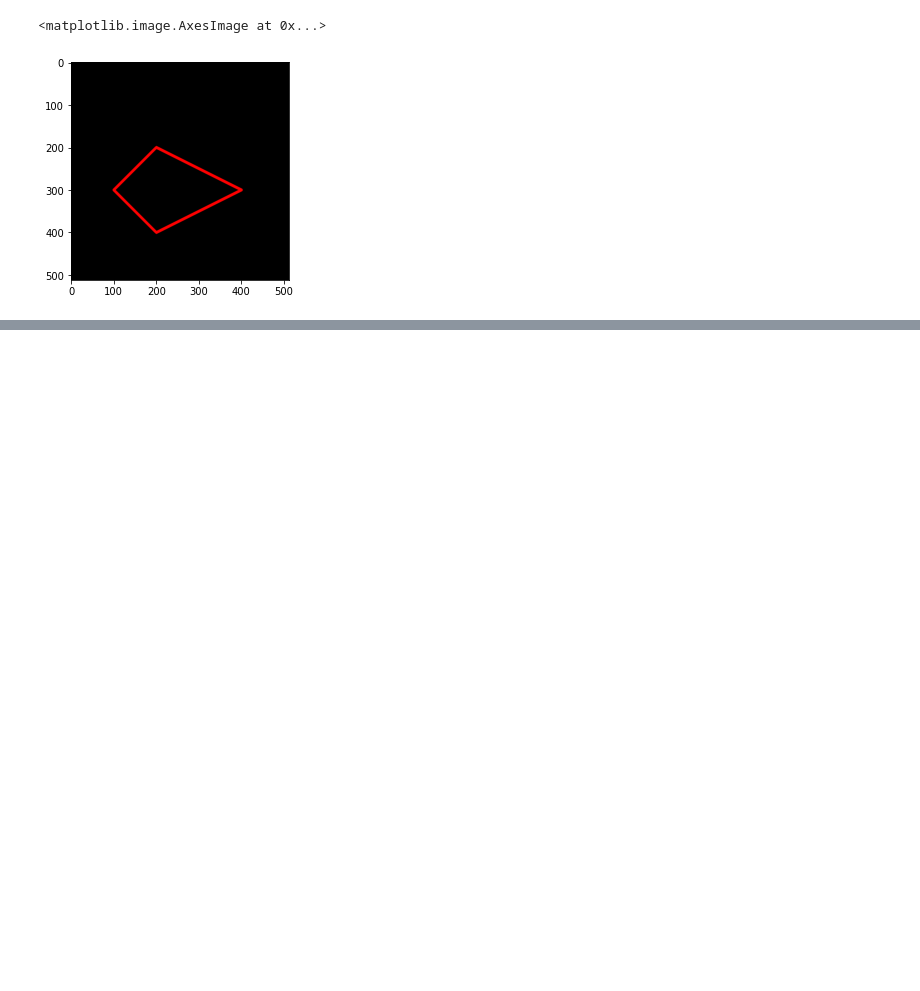
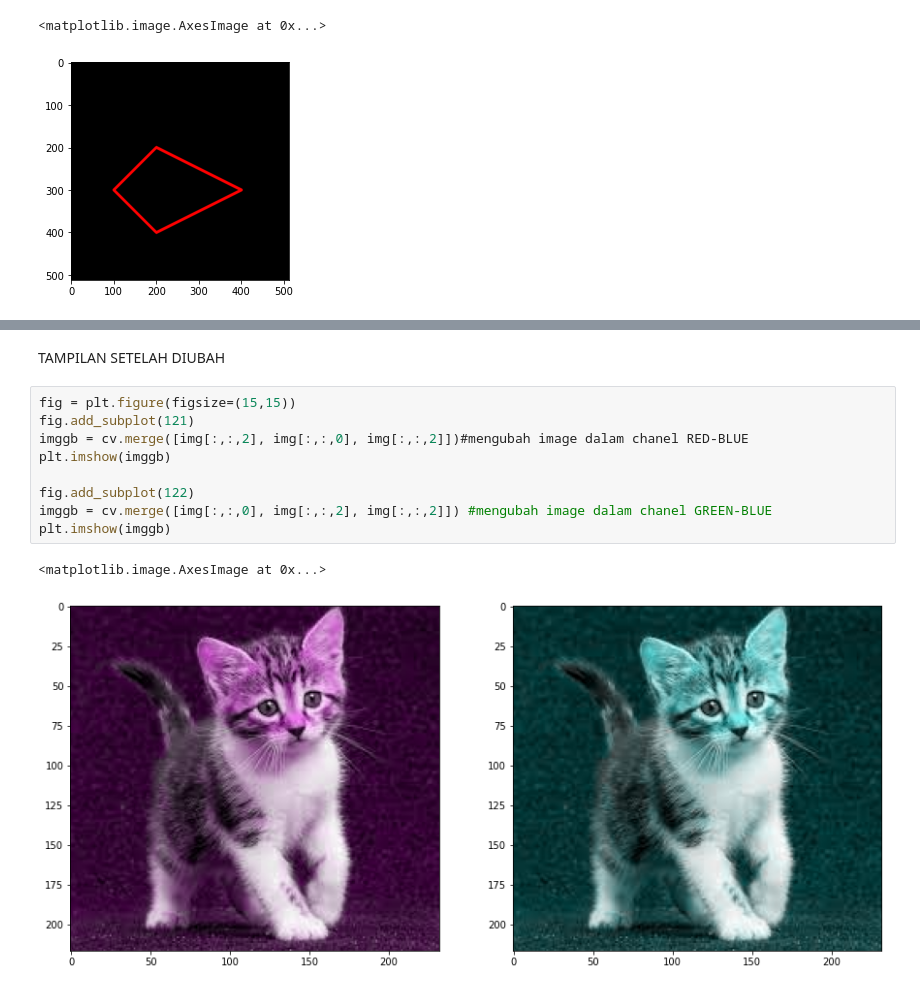
Before and after one commit to NurlailyAsrobika16/PCVK_Genap_2023, a Jupyter notebook: Week2.ipynb, the cells around one changed output, grey strips where cells are left out. Drawn from its saved outputs; the diff is of its cells as text; blank space fills up the shorter version.

```diff
--- a/Week2.ipynb
+++ b/Week2.ipynb
@@ -162,0 +213,14 @@ plt.imshow(black_img2)
+# %% [markdown]
+TAMPILAN SETELAH DIUBAH
+# %%
+fig = plt.figure(figsize=(15,15))
+fig.add_subplot(121)
+imggb = cv.merge([img[:,:,2], img[:,:,0], img[:,:,2]])#mengubah image dalam chanel RED-BLUE
+plt.imshow(imggb)
+
+fig.add_subplot(122)
+imggb = cv.merge([img[:,:,0], img[:,:,2], img[:,:,2]]) #mengubah image dalam chanel GREEN-BLUE
+plt.imshow(imggb)
+# %% [output]
+<matplotlib.image.AxesImage at 0x...>
+[figure, added]
```
Also changed, not shown: parts of 28 cells of this notebook.
